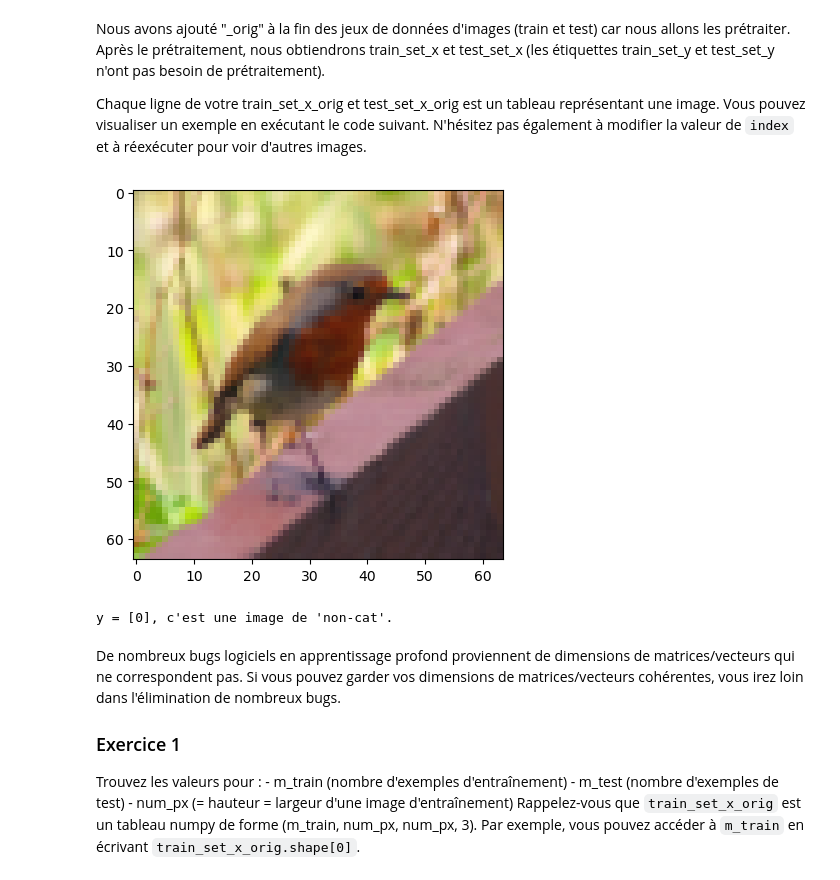
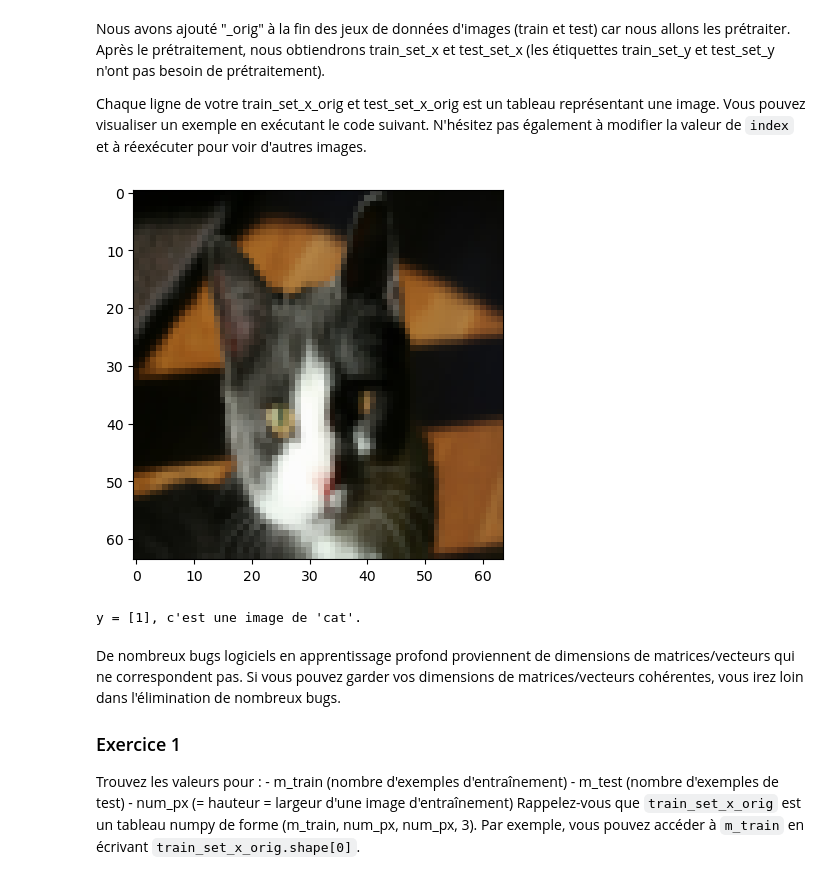
Before and after one commit to CentraleTechClub/Data-AI, a Jupyter notebook: Workshop_4/cat_detector/solution.ipynb, the cells around one changed output. Drawn from its saved outputs; the diff is of its cells as text; code cells hidden in the pictures.

```diff
--- a/Workshop_4/cat_detector/solution.ipynb
+++ b/Workshop_4/cat_detector/solution.ipynb
@@ -95,13 +96,13 @@ Nous avons ajouté "_orig" à la fin des jeux de données d'images (train et tes
 Chaque ligne de votre train_set_x_orig et test_set_x_orig est un tableau représentant une image. Vous pouvez visualiser un exemple en exécutant le code suivant. N'hésitez pas également à modifier la valeur de `index` et à réexécuter pour voir d'autres images.
 # %%
 # Exemple d'une image
-index = 10
+index = 19
 plt.imshow(train_set_x_orig[index])
 plt.show()
 print ("y = " + str(train_set_y[:, index]) + ", c'est une image de '" + classes[np.squeeze(train_set_y[:, index])].decode("utf-8") +  "'.")
 # %% [output]
-[figure, old version]
+[figure, new version]
-y = [0], c'est une image de 'non-cat'.
+y = [1], c'est une image de 'cat'.
 # %% [markdown]
 De nombreux bugs logiciels en apprentissage profond proviennent de dimensions de matrices/vecteurs qui ne correspondent pas. Si vous pouvez garder vos dimensions de matrices/vecteurs cohérentes, vous irez loin dans l'élimination de nombreux bugs.
 
```
Also changed, not shown: parts of 5 cells of this notebook.
